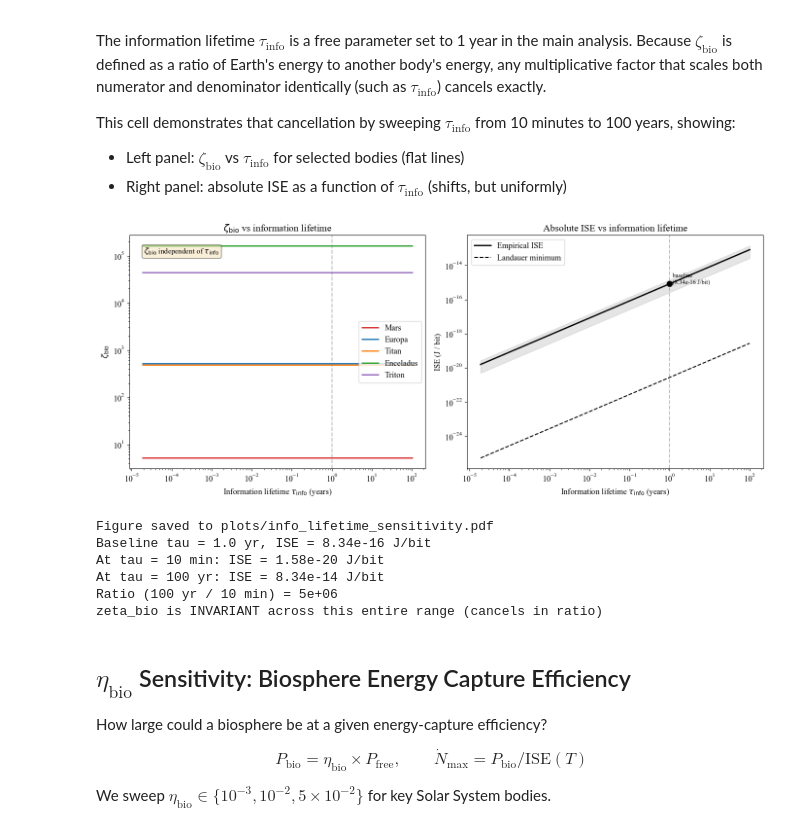
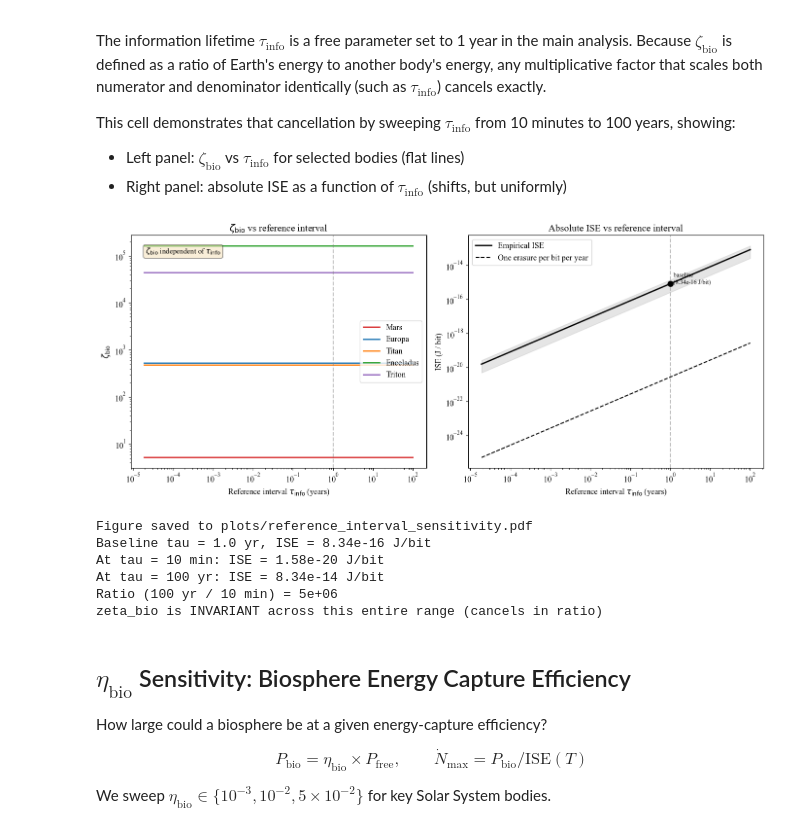
Before and after one commit to bradleylab/energy-biosphere, a Jupyter notebook: biosphere_size_model.ipynb, the cells around one changed output. Saved outputs shown, nothing was run; the diff lists cells and outputs as text; code cells hidden in the pictures.

Commit message:
release: publish audited v1.2 analysis

```diff
--- a/biosphere_size_model.ipynb
+++ b/biosphere_size_model.ipynb
@@ -621,7 +628,7 @@ def compute_radiogenic_energy(mass: float, star_age: float,
     Uses Frank et al. present-day heating rates (W/kg) with backward
     integration: rate * (1/lambda) * (exp(lambda*t) - 1).
 
-    This is algebraically equivalent to the manuscript's Eq. 6, which uses
+    This is algebraically equivalent to the manuscript's radiogenic equation, which uses
     the Turcotte & Schubert convention of initial concentrations with forward
     integration: H * C_0 * (1/lambda) * (1 - exp(-lambda*t)).  The two forms
     are identical because C_initial = c_present * exp(lambda*t), so
@@ -1192,12 +1205,12 @@ cumulative_bit_years = (
 )
 
 # Earth's biosphere energy on raw basis
-E_bio_empirical = modern_biosphere_energy * cumulative_bit_years
-E_bio_thermo = (k_B * T * np.log(2) + ave_metabolic) * cumulative_bit_years
+E_bio_empirical = modern_biosphere_energy * cumulative_bit_years / REFERENCE_INTERVAL_YR
+E_bio_thermo = (k_B * T * np.log(2)) * cumulative_bit_years
 
 # Earth's biosphere on FREE ENERGY basis
-# Earth's biosphere already runs on solar exergy (~93%), so E_bio is already
-# effectively a free-energy quantity (biosphere captures free energy from sunlight)
+# E_bio is the empirical whole-biosphere requirement compared with supply exergy.
+# Do not apply the supply-side radiation conversion to this empirical anchor.
 earth_F_total = F_total_values[EARTH_IDX]
 earth_tot = total_es[EARTH_IDX]
 
@@ -1210,11 +1223,11 @@ nu_earth_bio_free = E_bio_empirical / earth_F_total * 100
 
 print(f"Cumulative biosphere: {cumulative_bit_years:.3e} bit-years")
 print(f"Biosphere energy (empirical ISE): {E_bio_empirical:.3e} J")
-print(f"Biosphere energy (thermo min ISE): {E_bio_thermo:.3e} J")
+print(f"Biosphere energy (conditional Landauer ISE): {E_bio_thermo:.3e} J")
 print()
 print(f"--- Raw energy basis ---")
 print(f"Earth utilization (empirical ISE): {nu_earth_bio_ave:.4f} %")
-print(f"Earth utilization (thermo min): {nu_earth_info_ave:.4e} %")
+print(f"Earth utilization (conditional Landauer): {nu_earth_info_ave:.4e} %")
 print()
 print(f"--- Free energy basis ---")
 print(f"Earth F_total: {earth_F_total:.3e} J")
@@ -1224,7 +1237,7 @@ zeta_max_info = 100 / nu_earth_info_ave
 zeta_max_bio = 100 / nu_earth_bio_ave
 zeta_max_bio_free = 100 / nu_earth_bio_free
 
-print(f"Max zeta_bio (thermo min): {zeta_max_info:.3e}")
+print(f"Max zeta_bio (conditional Landauer): {zeta_max_info:.3e}")
 print(f"Max zeta_bio (empirical, raw): {zeta_max_bio:.1f}")
 print(f"Max zeta_bio (empirical, free energy): {zeta_max_bio_free:.1f}")
 
@@ -2040,7 +2053,7 @@ Earth-anchored values remain the headline; ISE-adjusted values are SI sensitivit
 # %%
 # --- S3 (fenced): scenario-grid ENERGY CEILING on standing biomass for ocean worlds ---
 # The internal-only free-energy budget sets a CEILING on cumulative bit-years:
-#   N_ceil[bit-yr] = F_internal / ISE_earth   (ISE_earth = modern_biosphere_energy; tau_info = 1 yr)
+#   N_ceil[bit-yr] = F_internal * REFERENCE_INTERVAL_YR / ISE_earth   (ISE_earth = modern_biosphere_energy; tau_info = 1 yr)
 # Converting that ceiling to a STANDING cell density / biomass is NOT identifiable from the
 # budget alone: it needs an assumed biosphere DURATION (cumulative bit-years -> standing bits)
 # and an assumed habitable OCEAN VOLUME. We therefore report an explicit scenario grid, every
@@ -2065,7 +2078,7 @@ print('-' * 82)
 for body in ['Enceladus', 'Europa']:
     idx = names.index(body)
     F_int = F_internal_values[idx]
-    N_ceil = F_int / modern_biosphere_energy            # bit-yr ceiling
+    N_ceil = F_int / modern_biosphere_energy * REFERENCE_INTERVAL_YR  # bit-yr ceiling
     V_cm3 = V_ocean_m3[body] * 1e6                       # m^3 -> cm^3
     for dur in duration_gyr_grid:
         standing_bits = N_ceil / (dur * 1e9)            # bit-yr / yr = standing bits
@@ -2558,7 +2571,7 @@ This cell demonstrates that cancellation by sweeping $\tau_{\mathrm{info}}$ from
 - Left panel: $\zeta_{\mathrm{bio}}$ vs $\tau_{\mathrm{info}}$ for selected bodies (flat lines)
 - Right panel: absolute ISE as a function of $\tau_{\mathrm{info}}$ (shifts, but uniformly)
 # %%
-# Information lifetime sensitivity analysis
+# Reference interval sensitivity analysis
 # tau_info sweeps from 10 minutes to 100 years (log-spaced)
 
 tau_min_yr = 10 / (365.25 * 24 * 60)   # 10 minutes in years
@@ -2572,16 +2585,10 @@ tau_ref = 1.0  # year
 demo_bodies = ["Mars", "Europa", "Titan", "Enceladus", "Triton"]
 demo_colors = ["#d62728", "#1f77b4", "#ff7f0e", "#2ca02c", "#9467bd"]
 
-# For each tau, compute zeta_bio for each demo body.
-# zeta_bio = E_earth / E_body.  Since both numerator and denominator
-# use the same ISE (which scales linearly with tau), the tau cancels.
-# We verify this numerically.
-
-# The ISE_empirical at the reference tau is modern_biosphere_energy (J/bit).
-# At a different tau, the cumulative biosphere requirement scales as tau/tau_ref,
-# so ISE_effective = ISE_empirical * tau / tau_ref.
-# Then E_bio_required = ISE_effective * (cumulative bits).
-# zeta_bio = E_earth_total / E_body_total  (energy budgets don't depend on tau).
+# ISE scales with the reference interval; information-time does not.
+# Hold Archean turnover fixed while testing E = ISE(tau) * bit-years / tau.
+energy_tau = modern_biosphere_energy * tau_values / REFERENCE_INTERVAL_YR * cumulative_bit_years / tau_values
+np.testing.assert_allclose(energy_tau, E_bio_empirical, rtol=1e-14)
 
 fig, (ax1, ax2) = plt.subplots(1, 2, figsize=(14, 6))
 
@@ -2590,14 +2597,14 @@ for body, color in zip(demo_bodies, demo_colors):
     idx = names.index(body)
     zeta_base = F_total_values[EARTH_IDX] / F_total_values[idx]
     # zeta doesn't depend on tau at all -- it's F_earth/F_body (free-energy basis)
-    zeta_array = np.full_like(tau_values, zeta_base)
+    zeta_array = (energy_tau / F_total_values[idx]) / (energy_tau / F_total_values[EARTH_IDX])
     ax1.plot(tau_values, zeta_array, label=body, color=color, linewidth=2)
 
 ax1.set_xscale("log")
 ax1.set_yscale("log")
-ax1.set_xlabel(r"Information lifetime $\tau_{\mathrm{info}}$ (years)")
+ax1.set_xlabel(r"Reference interval $\tau_{\mathrm{info}}$ (years)")
 ax1.set_ylabel(r"$\zeta_{\mathrm{bio}}$")
-ax1.set_title(r"$\zeta_{\mathrm{bio}}$ vs information lifetime")
+ax1.set_title(r"$\zeta_{\mathrm{bio}}$ vs reference interval")
 ax1.legend(loc="center right")
 ax1.axvline(x=1.0, color="gray", linestyle="--", alpha=0.5, label="baseline (1 yr)")
 
@@ -2610,41 +2617,41 @@ ax1.text(0.05, 0.95, r"$\zeta_{\mathrm{bio}}$ independent of $\tau_{\mathrm{info
 # ISE_empirical scales as tau / tau_ref
 ise_values = modern_biosphere_energy * tau_values / tau_ref
 ise_landauer = k_B * T * np.log(2) * tau_values / tau_ref
 
 ax2.plot(tau_values, ise_values, "k-", linewidth=2, label="Empirical ISE")
-ax2.plot(tau_values, ise_landauer, "k--", linewidth=1.5, label="Landauer minimum")
+ax2.plot(tau_values, ise_landauer, "k--", linewidth=1.5, label="One erasure per bit per year")
 ax2.fill_between(tau_values,
                  (modern_biosphere_energy - modern_biosphere_energy_err) * tau_values / tau_ref,
                  (modern_biosphere_energy + modern_biosphere_energy_err) * tau_values / tau_ref,
                  alpha=0.2, color="gray")
 
 ax2.set_xscale("log")
 ax2.set_yscale("log")
-ax2.set_xlabel(r"Information lifetime $\tau_{\mathrm{info}}$ (years)")
+ax2.set_xlabel(r"Reference interval $\tau_{\mathrm{info}}$ (years)")
 ax2.set_ylabel("ISE (J / bit)")
-ax2.set_title("Absolute ISE vs information lifetime")
+ax2.set_title("Absolute ISE vs reference interval")
 ax2.legend()
 ax2.axvline(x=1.0, color="gray", linestyle="--", alpha=0.5)
 
 # Mark the baseline value
 ax2.plot(1.0, modern_biosphere_energy, "ko", markersize=8, zorder=5)
 ax2.annotate(f"  baseline\n  ({modern_biosphere_energy:.2e} J/bit)",
              xy=(1.0, modern_biosphere_energy), fontsize=9)
 
 plt.tight_layout()
-plt.savefig("plots/info_lifetime_sensitivity.pdf", bbox_inches="tight", dpi=150)
-plt.savefig("plots/info_lifetime_sensitivity.png", bbox_inches="tight", dpi=150)
+plt.savefig("plots/reference_interval_sensitivity.pdf", bbox_inches="tight", dpi=150)
+plt.savefig("plots/reference_interval_sensitivity.png", bbox_inches="tight", dpi=150)
 plt.show()
 
-print(f"Figure saved to plots/info_lifetime_sensitivity.pdf")
+print(f"Figure saved to plots/reference_interval_sensitivity.pdf")
 print(f"Baseline tau = {tau_ref} yr, ISE = {modern_biosphere_energy:.2e} J/bit")
 print(f"At tau = 10 min: ISE = {modern_biosphere_energy * tau_min_yr / tau_ref:.2e} J/bit")
 print(f"At tau = 100 yr: ISE = {modern_biosphere_energy * tau_max_yr / tau_ref:.2e} J/bit")
 print(f"Ratio (100 yr / 10 min) = {tau_max_yr / tau_min_yr:.0e}")
 print(f"zeta_bio is INVARIANT across this entire range (cancels in ratio)")
 # %% [output]
-[figure, old version]
+[figure, new version]
-Figure saved to plots/info_lifetime_sensitivity.pdf
+Figure saved to plots/reference_interval_sensitivity.pdf
 Baseline tau = 1.0 yr, ISE = 8.34e-16 J/bit
 At tau = 10 min: ISE = 1.58e-20 J/bit
 At tau = 100 yr: ISE = 8.34e-14 J/bit
```
Also changed, not shown: parts of 16 cells of this notebook, 11 other files.
